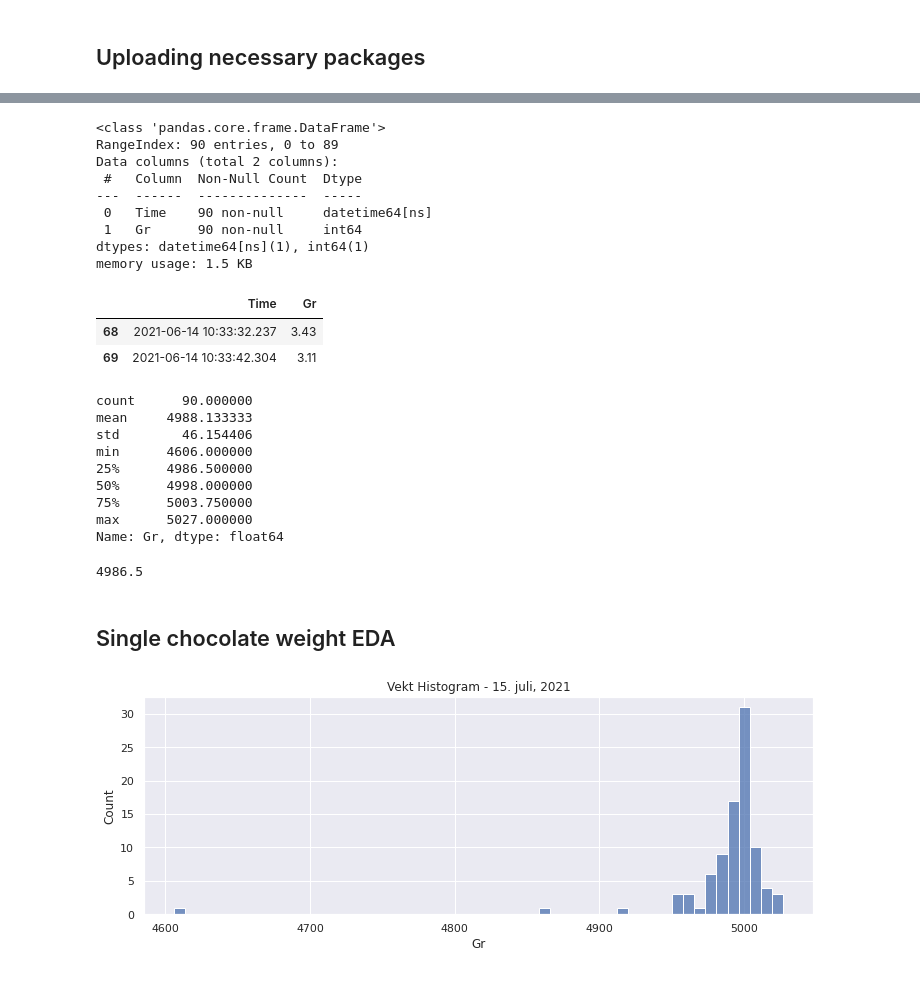
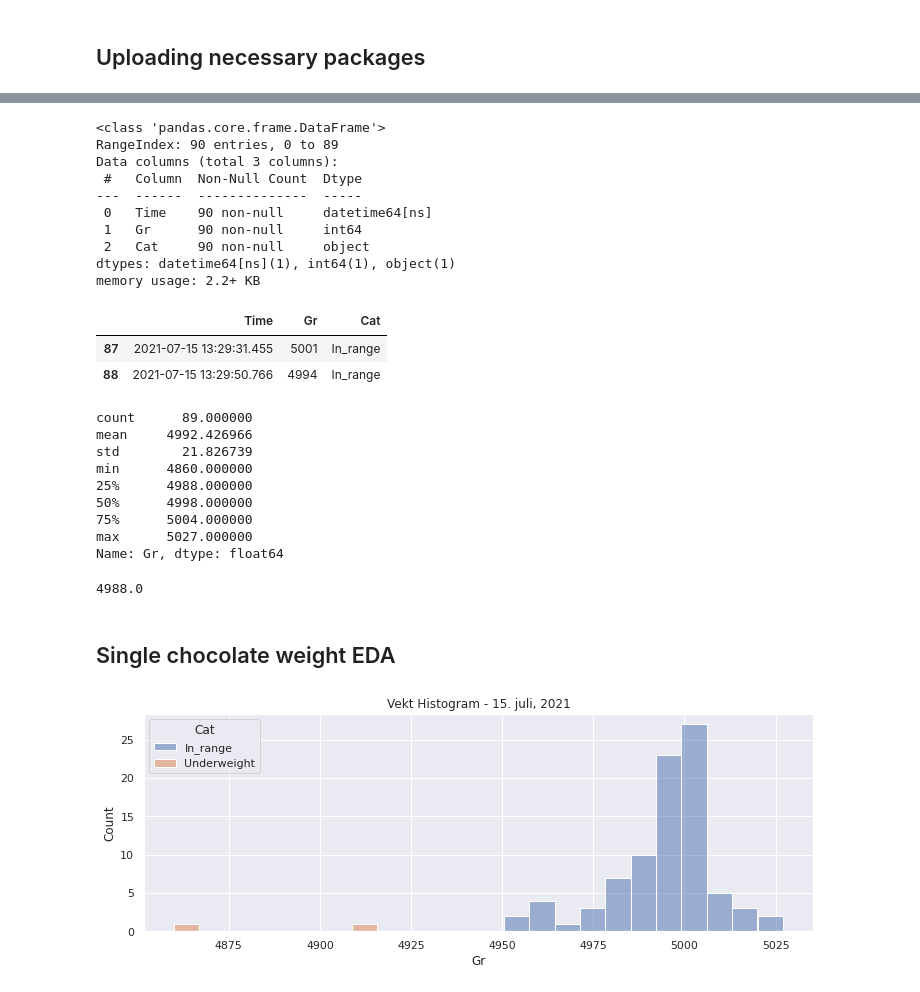
Before and after one commit to gabrielborja/python_data_analysis, a Jupyter notebook: molding_analysis.ipynb, the cells around one changed output, grey strips where cells are left out. Saved outputs shown, nothing was run; the diff lists cells and outputs as text; code cells hidden in the pictures.

```diff
--- a/molding_analysis.ipynb
+++ b/molding_analysis.ipynb
@@ -1270,0 +1262,4 @@ df9.tail(4)
+# %%
+#Assign outliers category
+df9 = df9.assign(Cat = np.where(df9['Gr']<4925, 'Underweight', 'In_range'))
+df9.tail(4)
@@ -1274,48 +1275,49 @@ df9.info()
 # %% [output]
 <class 'pandas.core.frame.DataFrame'>
 RangeIndex: 90 entries, 0 to 89
-Data columns (total 2 columns):
+Data columns (total 3 columns):
  #   Column  Non-Null Count  Dtype
 ---  ------  --------------  -----
  0   Time    90 non-null     datetime64[ns]
  1   Gr      90 non-null     int64
-dtypes: datetime64[ns](1), int64(1)
-memory usage: 1.5 KB
+ 2   Cat     90 non-null     object
+dtypes: datetime64[ns](1), int64(1), object(1)
+memory usage: 2.2+ KB
 # %%
-#Dropping outliers
-df9 = df9[df9['Gr'] < 3.70].reset_index(drop=True)
+#Dropping extreme outliers
+df9 = df9[df9['Gr'] > 4800].reset_index(drop=True)
 df9.tail(2)
 # %% [output]
-|  | Time | Gr |
-| 68 | 2021-06-14 10:33:32.237 | 3.43 |
-| 69 | 2021-06-14 10:33:42.304 | 3.11 |
+|  | Time | Gr | Cat |
+| 87 | 2021-07-15 13:29:31.455 | 5001 | In_range |
+| 88 | 2021-07-15 13:29:50.766 | 4994 | In_range |
 # %%
 #Performing statistical analysis of weight
 df9['Gr'].describe()
 # %% [output]
-count      90.000000
-mean     4988.133333
-std        46.154406
-min      4606.000000
-25%      4986.500000
+count      89.000000
+mean     4992.426966
+std        21.826739
+min      4860.000000
+25%      4988.000000
 50%      4998.000000
-75%      5003.750000
+75%      5004.000000
 max      5027.000000
 Name: Gr, dtype: float64
 # %%
 #Calculate 0% quantile
 df9['Gr'].quantile(q=0.25)
 # %% [output]
-4986.5
+4988.0
 # %% [markdown]
 ## Single chocolate weight EDA
 # %%
 #Plotting the histogram of the weights
-sns.histplot(data=df9['Gr'])
+sns.histplot(x='Gr', data=df9, hue='Cat')
 plt.title('Vekt Histogram - 15. juli, 2021')
 plt.show()
 # %% [output]
-[figure, old version]
+[figure, new version]
 # %%
 #Plotting the Boxplot of the weights
 sns.catplot(data=df9, y='Gr', kind='box')
```
Also changed, not shown: parts of 7 cells of this notebook.
